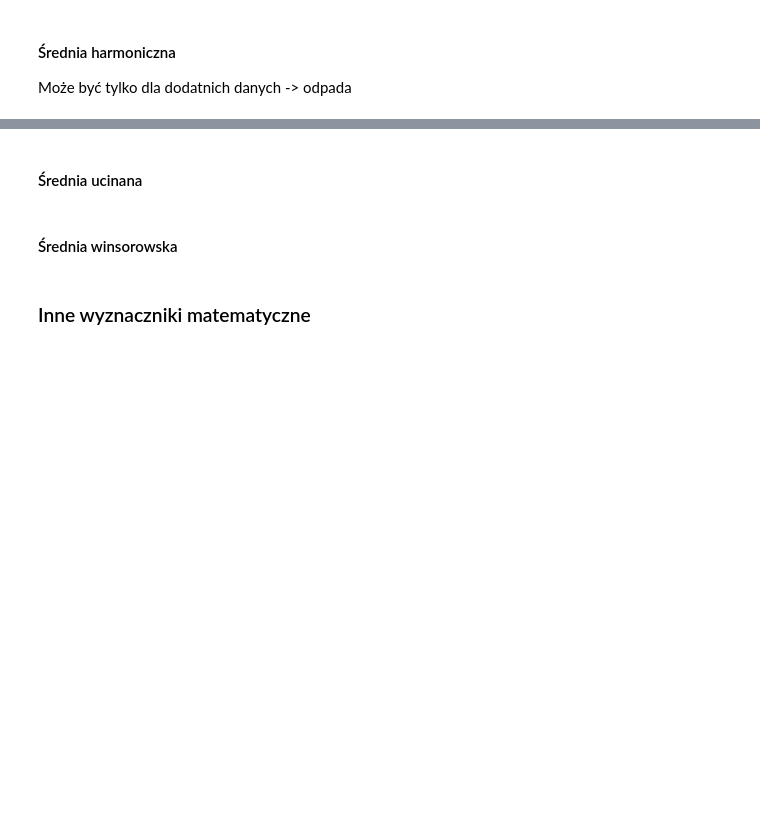
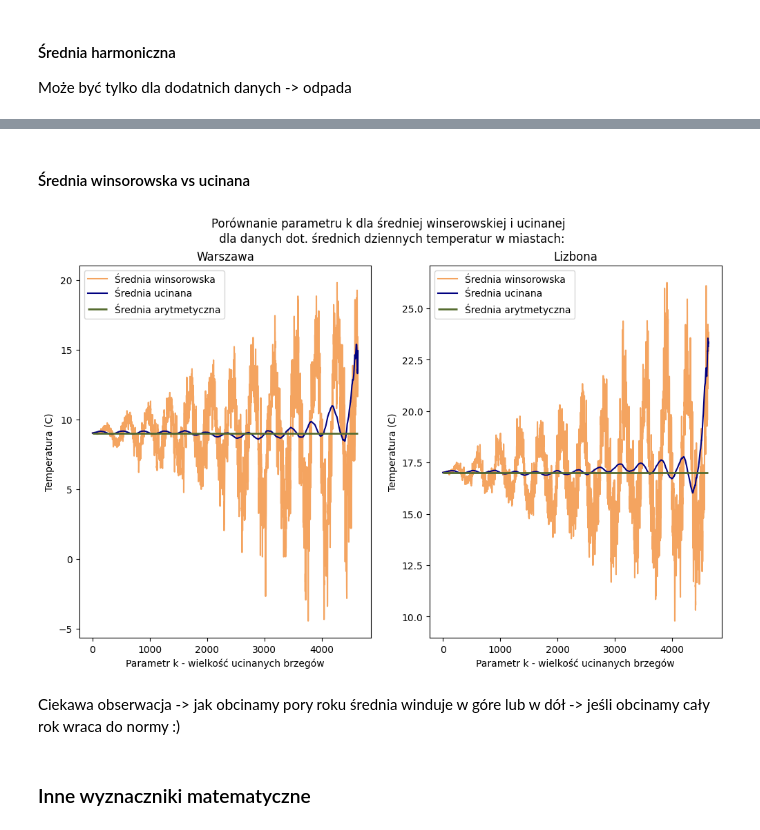
Before and after one commit to mathieuboro/raport, a Jupyter notebook: Raport_!.ipynb, the cells around one changed output, grey strips where cells are left out. Saved outputs shown, nothing was run; the diff lists cells and outputs as text; code cells hidden in the pictures; blank space fills up the shorter version.

```diff
--- a/Raport_!.ipynb
+++ b/Raport_!.ipynb
@@ -358,7 +426,33 @@ Może być tylko dla dodatnich danych -> odpada
 # %% [markdown]
-#### Średnia ucinana
+#### Średnia winsorowska vs ucinana
-# %% [markdown]
-#### Średnia winsorowska
+# %%
+figure, axis = plt.subplots(1, 2, figsize=(12, 7))
+
+axis[0].plot(x_k, y_warsaw_wins_mean, label="Średnia winsorowska", color='sandybrown')
+axis[0].plot(x_k, y_warsaw_cut_mean, label='Średnia ucinana', color='navy')
+axis[0].hlines(np.mean(warsaw_data.AvgTemperature), x_k[0], x_k[-1], label='Średnia arytmetyczna', color='darkolivegreen', linewidth=2)
+
+axis[1].plot(x_k, y_lisbon_wins_mean, label="Średnia winsorowska", color='sandybrown')
+axis[1].plot(x_k, y_lisbon_cut_mean, label='Średnia ucinana', color='navy')
+axis[1].hlines(np.mean(lisbon_data.AvgTemperature), x_k[0], x_k[-1], label='Średnia arytmetyczna', color='darkolivegreen', linewidth=2)
+
+axis[0].set_title('Warszawa')
+axis[0].set_xlabel('Parametr k - wielkość ucinanych brzegów')
+axis[0].set_ylabel('Temperatura (C)')
+
+axis[1].set_title('Lizbona')
+axis[1].set_xlabel('Parametr k - wielkość ucinanych brzegów')
+axis[1].set_ylabel('Temperatura (C)')
+
+plt.suptitle('Porównanie parametru k dla średniej winserowskiej i ucinanej \n dla danych dot. średnich dziennych temperatur w miastach:')
+
+axis[0].legend()
+axis[1].legend()
+plt.show()
+# %% [output]
+[figure, added]
+# %% [markdown]
+Ciekawa obserwacja -> jak obcinamy pory roku średnia winduje w góre lub w dół -> jeśli obcinamy cały rok wraca do normy :)
 # %% [markdown]
 ### Inne wyznaczniki matematyczne
 # %% [markdown]
```
Also changed, not shown: parts of 10 cells of this notebook.
